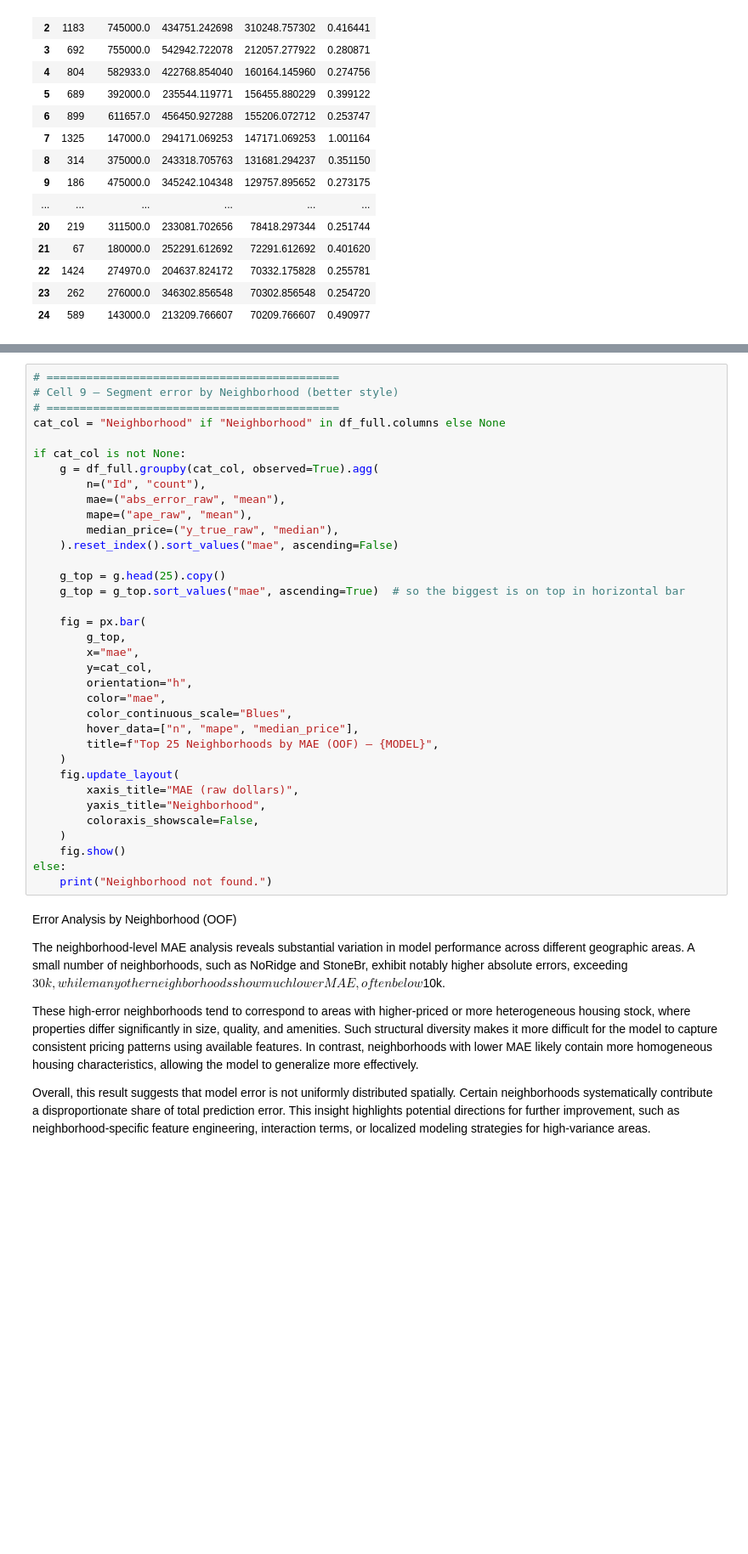
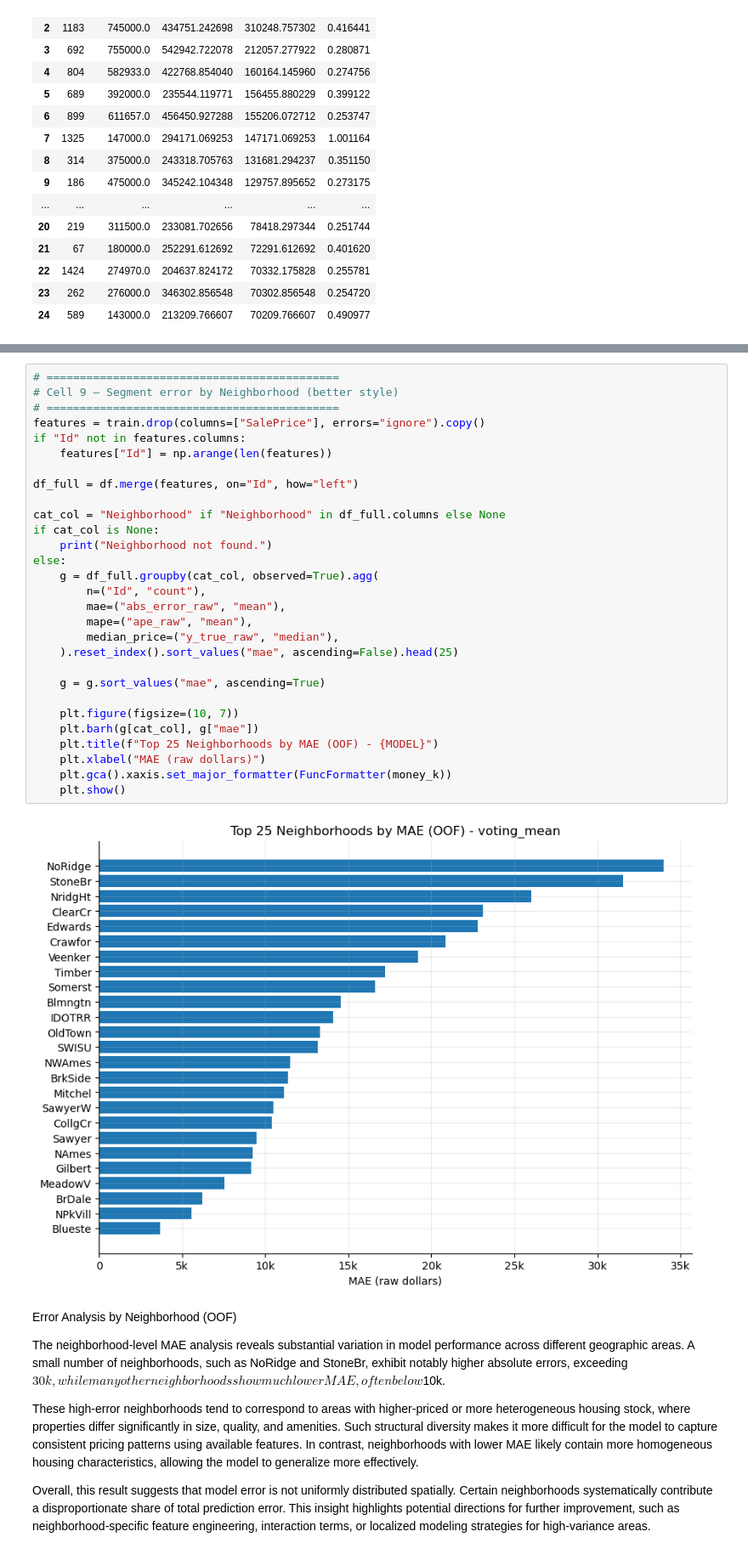
Before and after one commit to wangz99-crypto/house-prices-ml-pipeline, a Jupyter notebook: notebooks/02_model_analysis/error_analysis_oof_interactive.ipynb, the cells around one changed output, grey strips where cells are left out. Shown at 85% size. Cells and saved outputs as stored; diff of their text form; blank space fills up the shorter version.

```diff
--- a/notebooks/02_model_analysis/error_analysis_oof_interactive.ipynb
+++ b/notebooks/02_model_analysis/error_analysis_oof_interactive.ipynb
@@ -489,38 +445,34 @@ df_full: (1460, 91)
 # %%
 # ============================================
 # Cell 9 — Segment error by Neighborhood (better style)
 # ============================================
+features = train.drop(columns=["SalePrice"], errors="ignore").copy()
+if "Id" not in features.columns:
+    features["Id"] = np.arange(len(features))
+
+df_full = df.merge(features, on="Id", how="left")
+
 cat_col = "Neighborhood" if "Neighborhood" in df_full.columns else None
-
-if cat_col is not None:
+if cat_col is None:
+    print("Neighborhood not found.")
+else:
     g = df_full.groupby(cat_col, observed=True).agg(
         n=("Id", "count"),
         mae=("abs_error_raw", "mean"),
         mape=("ape_raw", "mean"),
         median_price=("y_true_raw", "median"),
-    ).reset_index().sort_values("mae", ascending=False)
+    ).reset_index().sort_values("mae", ascending=False).head(25)
 
-    g_top = g.head(25).copy()
-    g_top = g_top.sort_values("mae", ascending=True)  # so the biggest is on top in horizontal bar
+    g = g.sort_values("mae", ascending=True)
 
-    fig = px.bar(
-        g_top,
-        x="mae",
-        y=cat_col,
-        orientation="h",
-        color="mae",
-        color_continuous_scale="Blues",
-        hover_data=["n", "mape", "median_price"],
-        title=f"Top 25 Neighborhoods by MAE (OOF) — {MODEL}",
-    )
-    fig.update_layout(
-        xaxis_title="MAE (raw dollars)",
-        yaxis_title="Neighborhood",
-        coloraxis_showscale=False,
-    )
-    fig.show()
-else:
-    print("Neighborhood not found.")
+    plt.figure(figsize=(10, 7))
+    plt.barh(g[cat_col], g["mae"])
+    plt.title(f"Top 25 Neighborhoods by MAE (OOF) - {MODEL}")
+    plt.xlabel("MAE (raw dollars)")
+    plt.gca().xaxis.set_major_formatter(FuncFormatter(money_k))
+    plt.show()
+# %% [output]
+[figure, added]
 # %% [markdown]
 Error Analysis by Neighborhood (OOF)
 
```
Also changed, not shown: parts of 7 cells of this notebook.
